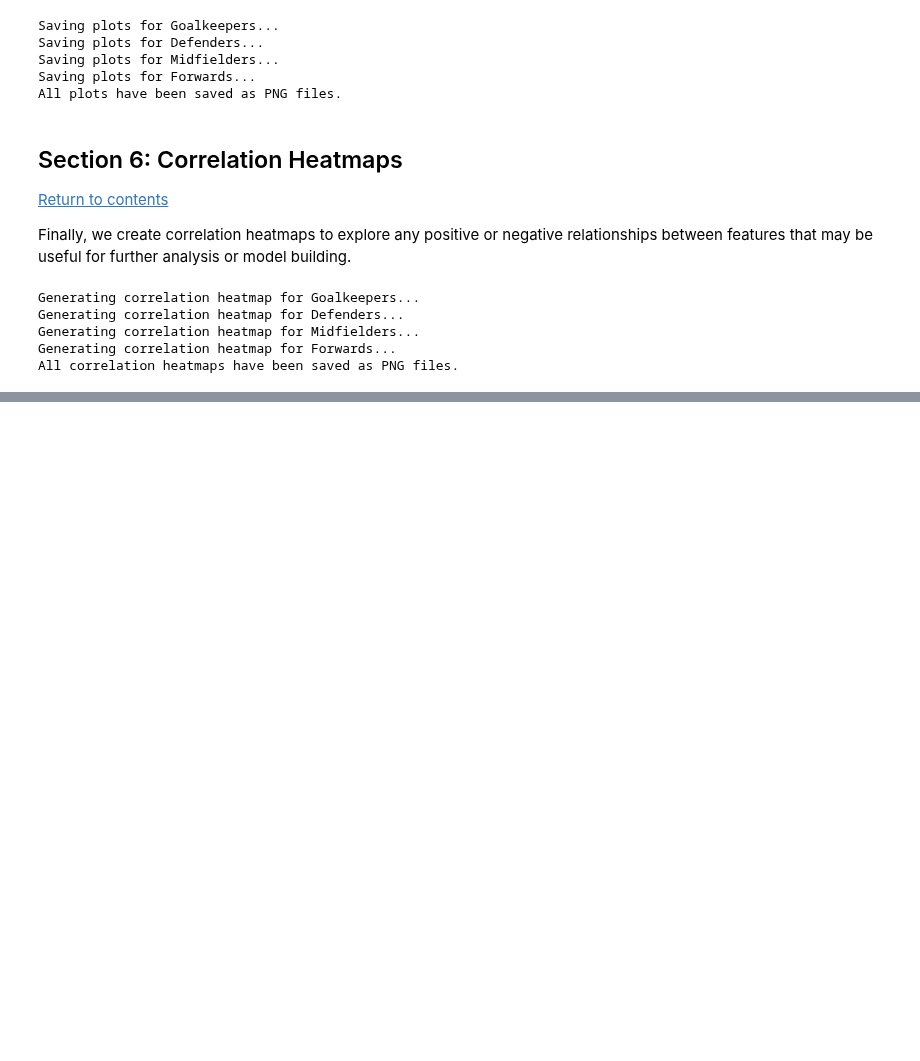
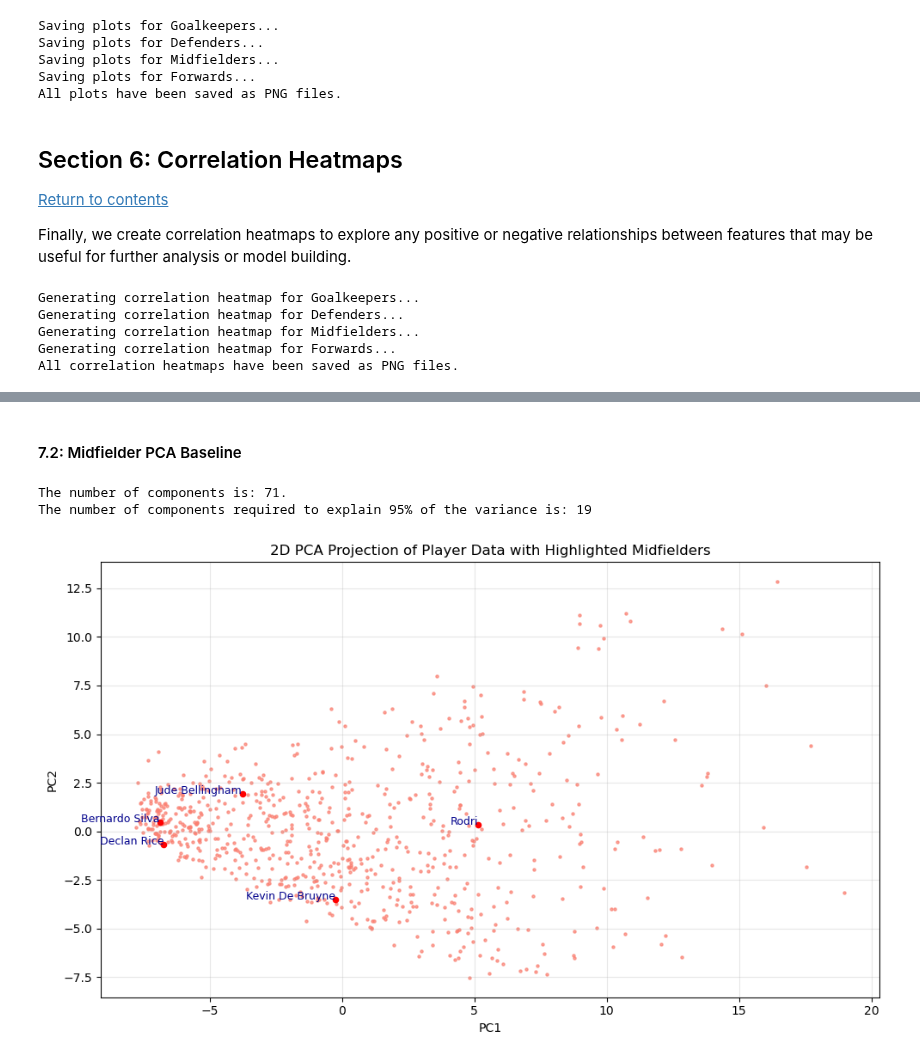
Before and after one commit to kezeani/109aproject, a Jupyter notebook: project.ipynb, the cells around one changed output, grey strips where cells are left out. Cells and saved outputs as stored; diff of their text form; code cells hidden in the pictures; blank space fills up the shorter version.

```diff
--- a/project.ipynb
+++ b/project.ipynb
@@ -121,3 +60,17 @@ goalkeepers
+# %%
+# Make dataframes
+goalkeepers = standardize(pd.read_csv("stats/GK_relevant_stats.csv"))
+defenders = standardize(pd.read_csv("stats/DF_relevant_stats.csv"))
+midfielders = standardize(pd.read_csv("stats/MF_relevant_stats.csv"))
+forwards = standardize(pd.read_csv("stats/FW_relevant_stats.csv"))
+
+# Dictionary of dataframes for each position
+dataframes = {
+    'Goalkeepers': goalkeepers,
+    'Defenders': defenders,
+    'Midfielders': midfielders,
+    'Forwards': forwards
+}
 # %% [markdown]
 <a id="descriptive-stats"></a>
 
@@ -241,0 +309,5 @@ All correlation heatmaps have been saved as PNG files.
+# %% [markdown]
+
+<a id="baseline-models-midfielder"></a>
+
+#### <div class='sub-section'>7.2: Midfielder PCA Baseline</div>
@@ -241,0 +403,30 @@ All correlation heatmaps have been saved as PNG files.
+# %%
+print(f"The number of components is: {pca.n_components_}. ")
+print(f"The number of components required to explain 95% of the variance is: {n_components_95}")
+# %% [output]
+The number of components is: 71.
+The number of components required to explain 95% of the variance is: 19
+# %%
+# graphing PCA with names
+midfielders_reloaded = pd.read_csv('stats/MF_relevant_stats.csv')
+
+midfielders_cleaned = midfielders_reloaded.dropna().reset_index(drop=True)
+player_names = midfielders_cleaned['Player']
+famous_midfielders = ['Rodri', 'Jude Bellingham', 'Kevin De Bruyne', 'Bernardo Silva', 'Declan Rice']
+famous_indices = player_names[player_names.isin(famous_midfielders)].index
+
+plt.figure(figsize=(10, 6))
+plt.scatter(pca_mid[:, 0], pca_mid[:, 1], color='#FA8072', alpha=0.7, s=5, label='All Players')
+
+for i in famous_indices:
+    plt.scatter(pca_mid[i, 0], pca_mid[i, 1], color='red', s=20, label=player_names[i])  # Highlight the player
+    plt.text(pca_mid[i, 0], pca_mid[i, 1], player_names[i], fontsize=9, ha='right', color='darkblue')
+
+plt.xlabel("PC1")
+plt.ylabel("PC2")
+plt.title("2D PCA Projection of Player Data with Highlighted Midfielders")
+plt.grid(alpha=0.3)
+plt.tight_layout()
+plt.show()
+# %% [output]
+[figure, added]
```
Also changed, not shown: parts of 23 cells of this notebook, 4 other files.
